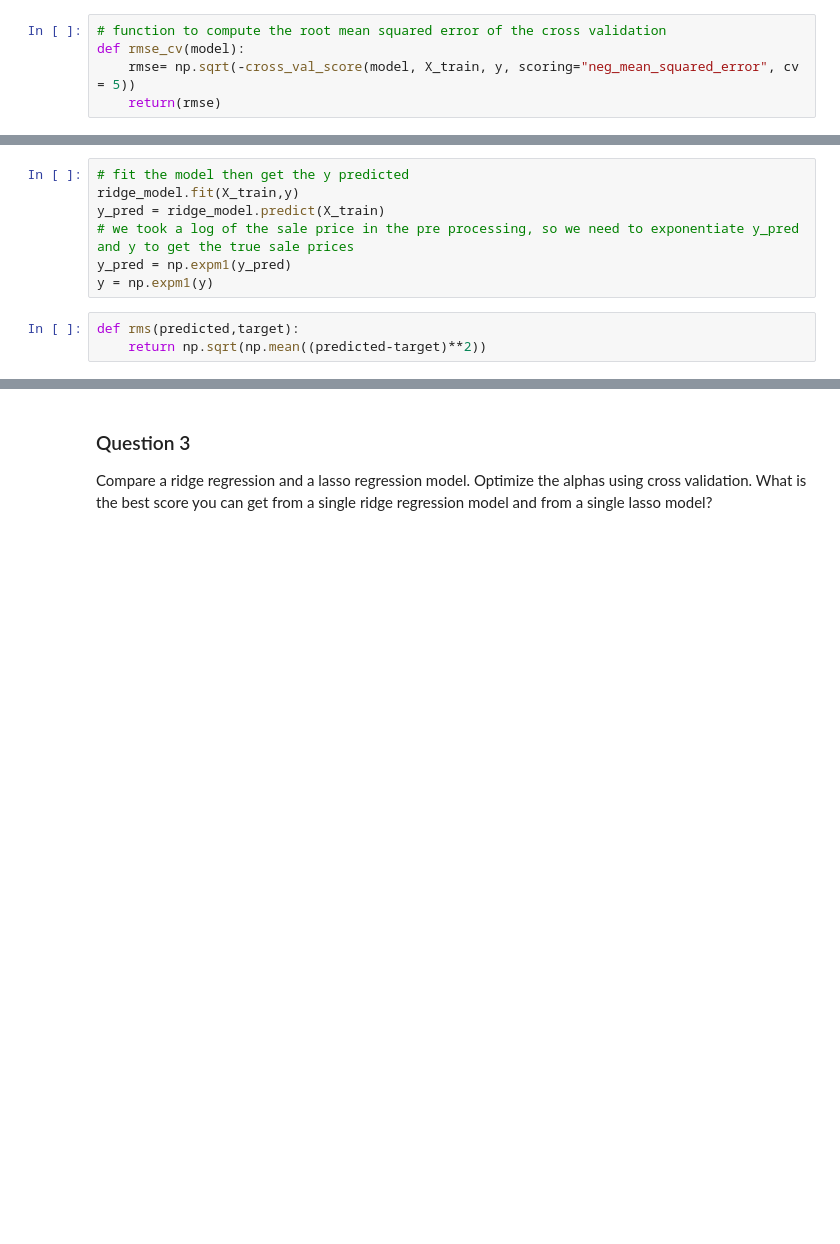
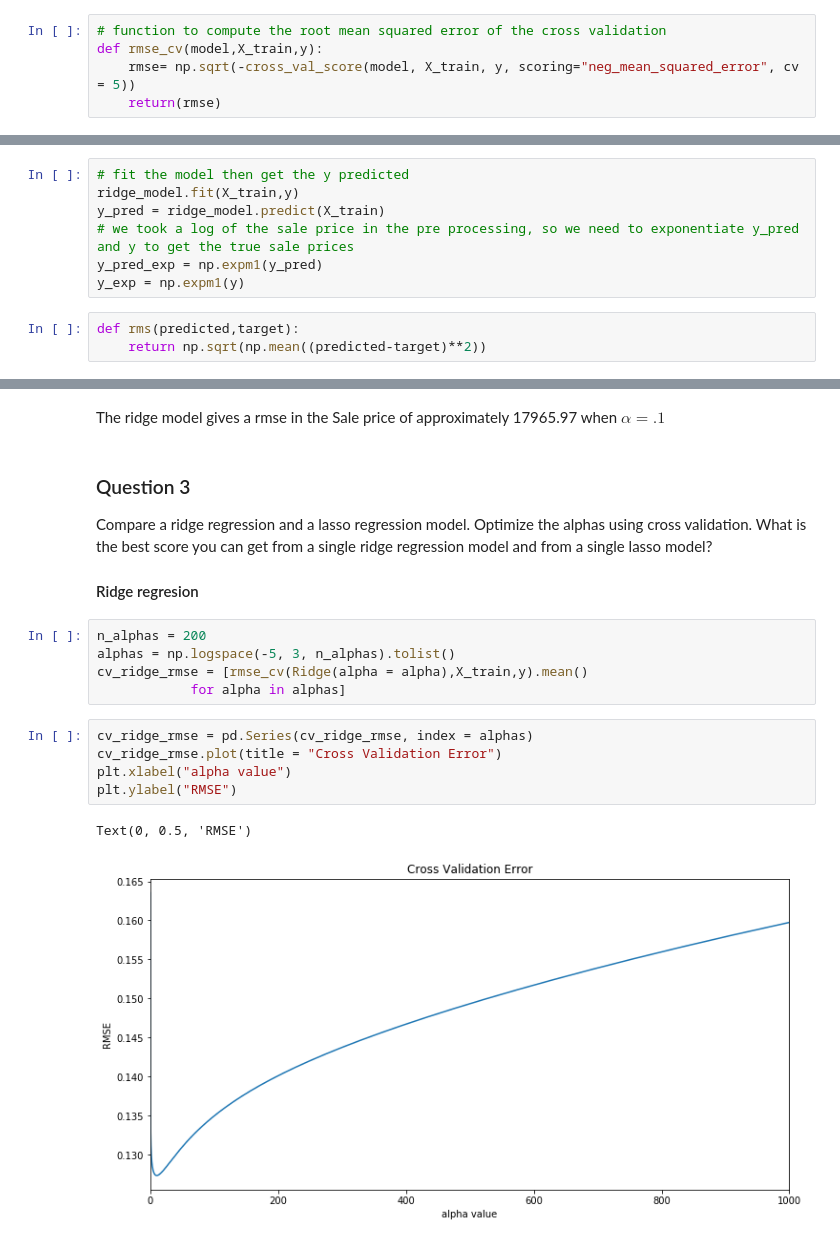
Before and after one commit to JavierPalomares90/data_mining_hw2, a Jupyter notebook: Hw2.ipynb, the cells around one changed output, grey strips where cells are left out. Drawn from its saved outputs; the diff is of its cells as text; blank space fills up the shorter version.

Commit message:
Found the best alphas in question 3. Need to get the score

```diff
--- a/Hw2.ipynb
+++ b/Hw2.ipynb
@@ -86,7 +86,7 @@ from sklearn.linear_model import Ridge, RidgeCV, ElasticNet, LassoCV, LassoLarsC
 from sklearn.model_selection import cross_val_score
 # %%
 # function to compute the root mean squared error of the cross validation
-def rmse_cv(model):
+def rmse_cv(model,X_train,y):
     rmse= np.sqrt(-cross_val_score(model, X_train, y, scoring="neg_mean_squared_error", cv = 5))
     return(rmse)
 # %% [markdown]
@@ -107,8 +106,8 @@ The ridge model gives a cross validation rmse of .1377 when $\alpha=.1$
 ridge_model.fit(X_train,y)
 y_pred = ridge_model.predict(X_train)
 # we took a log of the sale price in the pre processing, so we need to exponentiate y_pred and y to get the true sale prices
-y_pred = np.expm1(y_pred)
-y = np.expm1(y)
+y_pred_exp = np.expm1(y_pred)
+y_exp = np.expm1(y)
 # %%
 def rms(predicted,target):
     return np.sqrt(np.mean((predicted-target)**2))
@@ -117,8 +116,25 @@ rmse_ridge = rms(y_pred,y)
 print("using alpha = 0.1, Ridge regression had an rmse of {}".format(rmse_ridge))
 # %% [output]
 using alpha = 0.1, Ridge regression had an rmse of 17965.974938885876
+# %% [markdown]
+The ridge model gives a  rmse in the Sale price of approximately 17965.97  when $\alpha=.1$
 # %% [markdown]
 ### Question 3
 Compare a ridge regression and a lasso regression model. Optimize the alphas using cross
 validation. What is the best score you can get from a single ridge regression model and from
 a single lasso model?
+
+#### Ridge regresion
+# %%
+n_alphas = 200
+alphas = np.logspace(-5, 3, n_alphas).tolist()
+cv_ridge_rmse = [rmse_cv(Ridge(alpha = alpha),X_train,y).mean()
+            for alpha in alphas]
+# %%
+cv_ridge_rmse = pd.Series(cv_ridge_rmse, index = alphas)
+cv_ridge_rmse.plot(title = "Cross Validation Error")
+plt.xlabel("alpha value")
+plt.ylabel("RMSE")
+# %% [output]
+Text(0, 0.5, 'RMSE')
+[figure, added]
```
Also changed, not shown: parts of 8 cells of this notebook.
